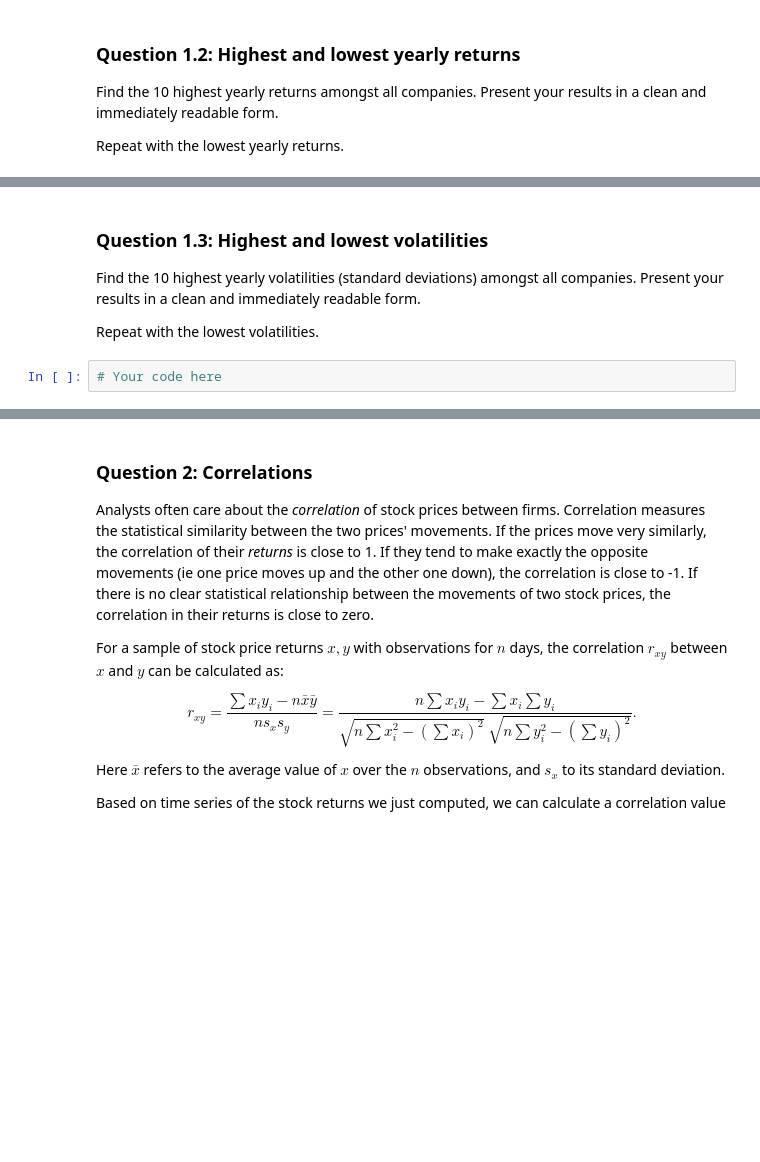
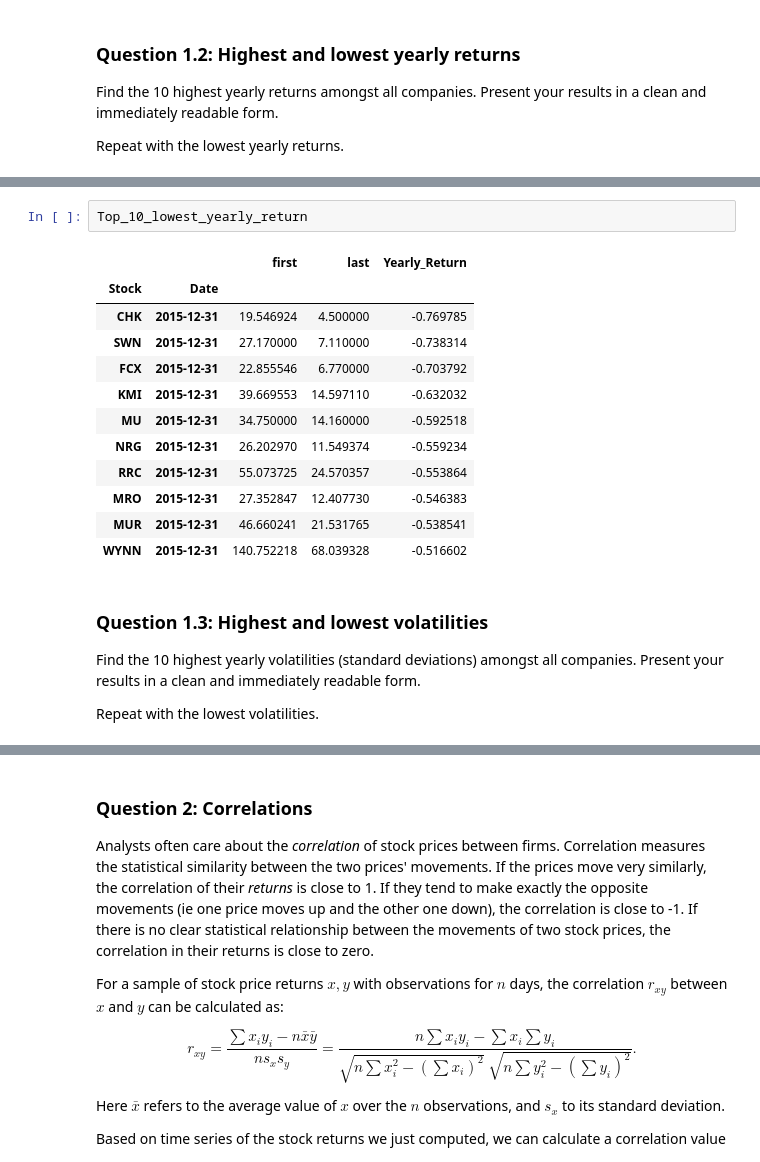
Before and after one commit to Mengsch3/apps-python-hw-03, a Jupyter notebook: hw_03_nb.ipynb, the cells around one changed output, grey strips where cells are left out. Saved outputs shown, nothing was run; the diff lists cells and outputs as text; blank space fills up the shorter version.

```diff
--- a/hw_03_nb.ipynb
+++ b/hw_03_nb.ipynb
@@ -105,8 +159,21 @@ Repeat with the lowest yearly returns.
+# %%
+Top_10_lowest_yearly_return
+# %% [output]
+|  |  | first | last | Yearly_Return |
+| Stock | Date |  |  |  |
+| CHK | 2015-12-31 | 19.546924 | 4.500000 | -0.769785 |
+| SWN | 2015-12-31 | 27.170000 | 7.110000 | -0.738314 |
+| FCX | 2015-12-31 | 22.855546 | 6.770000 | -0.703792 |
+| KMI | 2015-12-31 | 39.669553 | 14.597110 | -0.632032 |
+| MU | 2015-12-31 | 34.750000 | 14.160000 | -0.592518 |
+| NRG | 2015-12-31 | 26.202970 | 11.549374 | -0.559234 |
+| RRC | 2015-12-31 | 55.073725 | 24.570357 | -0.553864 |
+| MRO | 2015-12-31 | 27.352847 | 12.407730 | -0.546383 |
+| MUR | 2015-12-31 | 46.660241 | 21.531765 | -0.538541 |
+| WYNN | 2015-12-31 | 140.752218 | 68.039328 | -0.516602 |
 # %% [markdown]
 ### Question 1.3: Highest and lowest volatilities
 
 Find the 10 highest yearly volatilities (standard deviations) amongst all companies. Present your results in a clean and immediately readable form.
 
 Repeat with the lowest volatilities.
-# %%
-# Your code here
```
Also changed, not shown: parts of 12 cells of this notebook.
